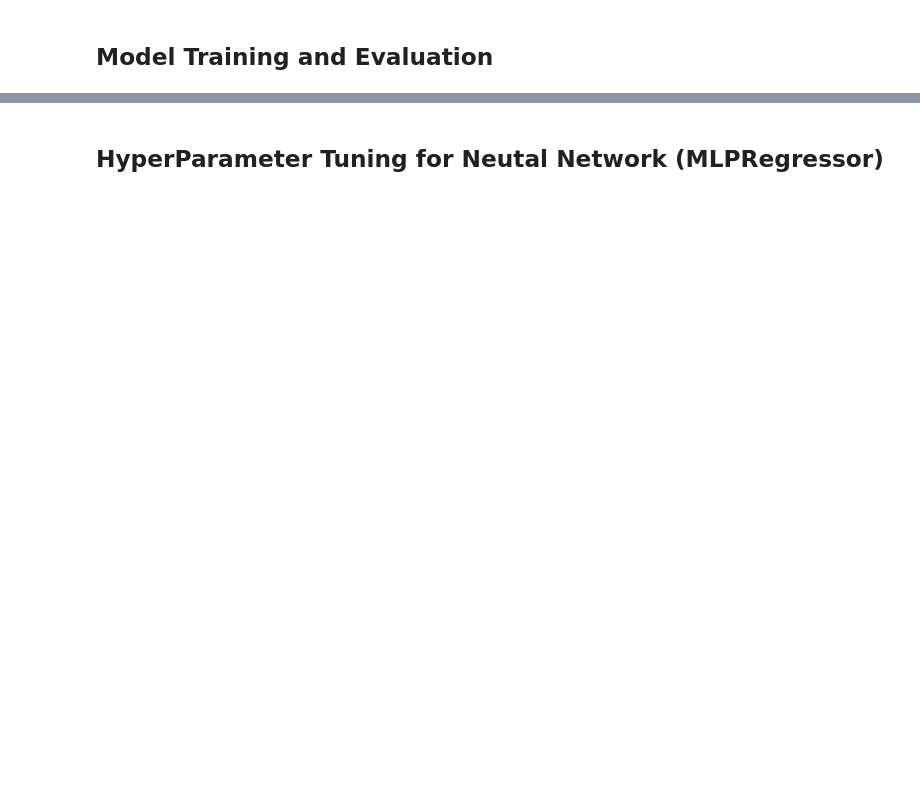
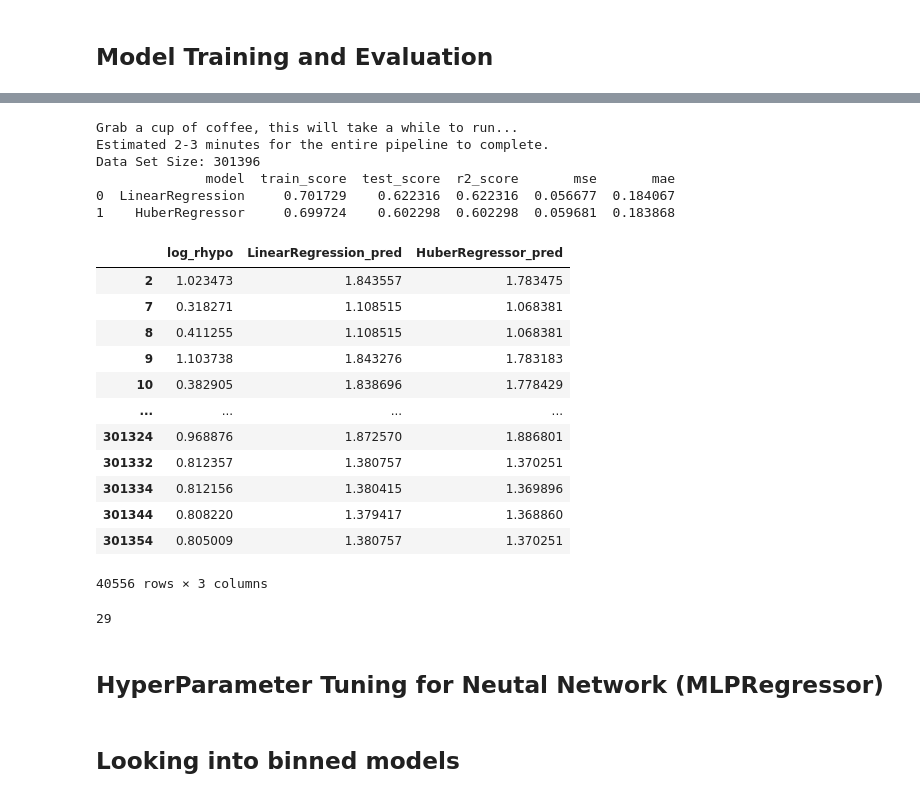
Before and after one commit to keshavprasadneupane/SpatioTemporal-Earthquake-Probabilistic-Prediction-System, a Jupyter notebook: src/spatiotemporal_earthquake_probabilistic_prediction_system/intensity_eda_pga.ipynb, the cells around one changed output, grey strips where cells are left out. Cells and saved outputs as stored; diff of their text form; code cells hidden in the pictures; blank space fills up the shorter version.

```diff
--- a/src/spatiotemporal_earthquake_probabilistic_prediction_system/intensity_eda_pga.ipynb
+++ b/src/spatiotemporal_earthquake_probabilistic_prediction_system/intensity_eda_pga.ipynb
@@ -603,2 +577,75 @@ XGBoost_Regularized Coefficients: N/A, Intercept: [-2.242499]
+# %%
+# formula: M~ a + b*Mag + c*MMi + d*log(MMI+1) + e*log(Depth+1) + f*log(Vs30/760)
+
+print("Grab a cup of coffee, this will take a while to run...\n"
+	  "Estimated 2-3 minutes for the entire pipeline to complete.")
+
+print("Data Set Size:", len(df))
+epsilon = 1e-8
+
+id_col = MetaData.ID.value
+df_sample = create_unique_splits(df, id_col=id_col, frac=1.0, random_state=100)
+
+active_df = df_sample[df_sample[Features.REGIME.value] == "active"].copy()
+
+active_df["log_pga"] = np.log10(active_df[Features.PGA.value] + epsilon)
+
+active_df["log_depth"] = np.log10(active_df[Features.DEPTH.value]+epsilon)
+active_df["log_rhypo"] = np.log10(active_df[Features.RHYPO.value] + epsilon)
+active_df["log_vs_30"] = np.log10((active_df[Features.VS30.value] + epsilon )/ 760)
+
+
+y_feature = "log_rhypo"
+X_features = [
+	'magnitude',
+	'log_pga',
+	'log_vs_30',
+	"log_depth",
+	]
+
+models = create_models()
+evaluator = RegressorEvaluator(
+	df=active_df,
+	X_features=X_features,
+	y_feature=y_feature,
+	split_id_col=id_col,
+	models=models,
+	test_size=0.2,
+	random_state=42,
+	un_log_mae_mse=False
+)
+
+evaluation_metrics, test_predictions = evaluator.run()
+
+print(evaluation_metrics)
+
+# for col in test_predictions.columns:
+# 	if col.startswith("log_") or col.endswith("_pred"):
+# 		test_predictions[col] = 10 ** test_predictions[col]
+display(test_predictions)
+
+del evaluator, active_df, df_sample, models, X_features, y_feature, id_col
+gc.collect()
+# %% [output]
+Grab a cup of coffee, this will take a while to run...
+Estimated 2-3 minutes for the entire pipeline to complete.
+Data Set Size: 301396
+              model  train_score  test_score  r2_score       mse       mae
+0  LinearRegression     0.701729    0.622316  0.622316  0.056677  0.184067
+1    HuberRegressor     0.699724    0.602298  0.602298  0.059681  0.183868
+|  | log_rhypo | LinearRegression_pred | HuberRegressor_pred |
+| 2 | 1.023473 | 1.843557 | 1.783475 |
+| 7 | 0.318271 | 1.108515 | 1.068381 |
+| 8 | 0.411255 | 1.108515 | 1.068381 |
+| 9 | 1.103738 | 1.843276 | 1.783183 |
+| 10 | 0.382905 | 1.838696 | 1.778429 |
+| ... | ... | ... | ... |
+| 301324 | 0.968876 | 1.872570 | 1.886801 |
+| 301332 | 0.812357 | 1.380757 | 1.370251 |
+| 301334 | 0.812156 | 1.380415 | 1.369896 |
+| 301344 | 0.808220 | 1.379417 | 1.368860 |
+| 301354 | 0.805009 | 1.380757 | 1.370251 |
+40556 rows × 3 columns
+29
 # %% [markdown]
 ## HyperParameter Tuning for Neutal Network (MLPRegressor)
@@ -1035,0 +1013,2 @@ config = MLPConfig(
+# %% [markdown]
+## Looking into binned models
```
Also changed, not shown: parts of 16 cells of this notebook, 3 other files.
